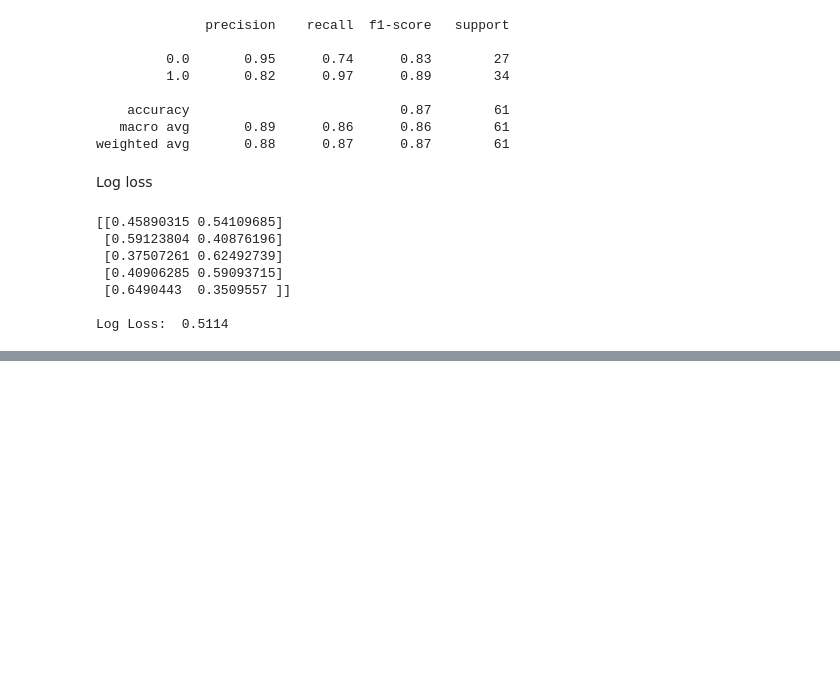
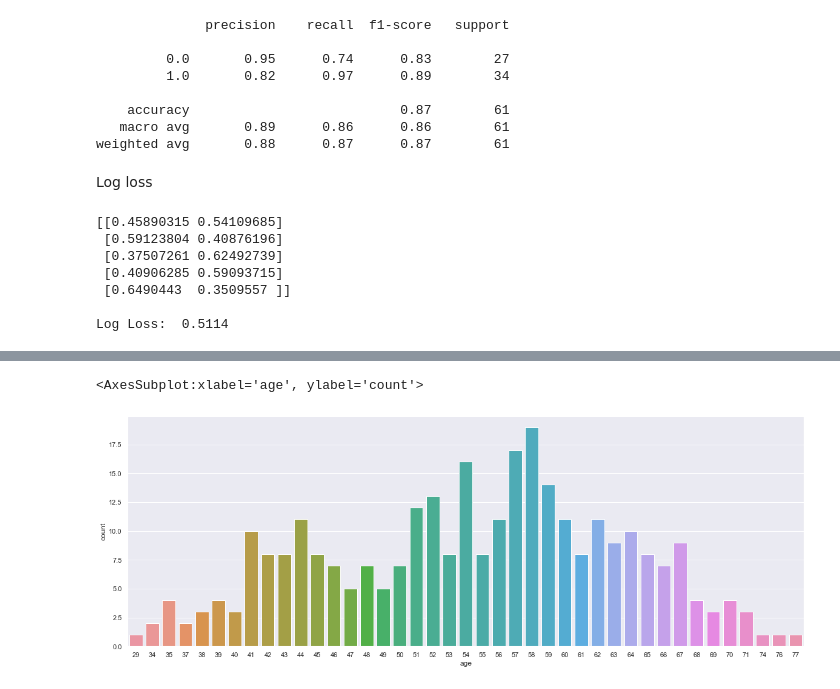
Before and after one commit to SabiViji/ml-learn, a Jupyter notebook: Heart_disease_prediction.ipynb, the cells around one changed output, grey strips where cells are left out. Cells and saved outputs as stored; diff of their text form; code cells hidden in the pictures; blank space fills up the shorter version.

```diff
--- a/Heart_disease_prediction.ipynb
+++ b/Heart_disease_prediction.ipynb
@@ -791,0 +809,2 @@ Log Loss:  0.5114
+# %%
+data = pd.read_csv("/home/sabi/datasets/heart_disease_data.csv")
@@ -791,0 +842,7 @@ Log Loss:  0.5114
+# %%
+plt.figure(figsize=(20, 7))
+sns.set()
+sns.countplot(data.age)
+# %% [output]
+<AxesSubplot:xlabel='age', ylabel='count'>
+[figure, added]
```
Also changed, not shown: parts of 44 cells of this notebook.
